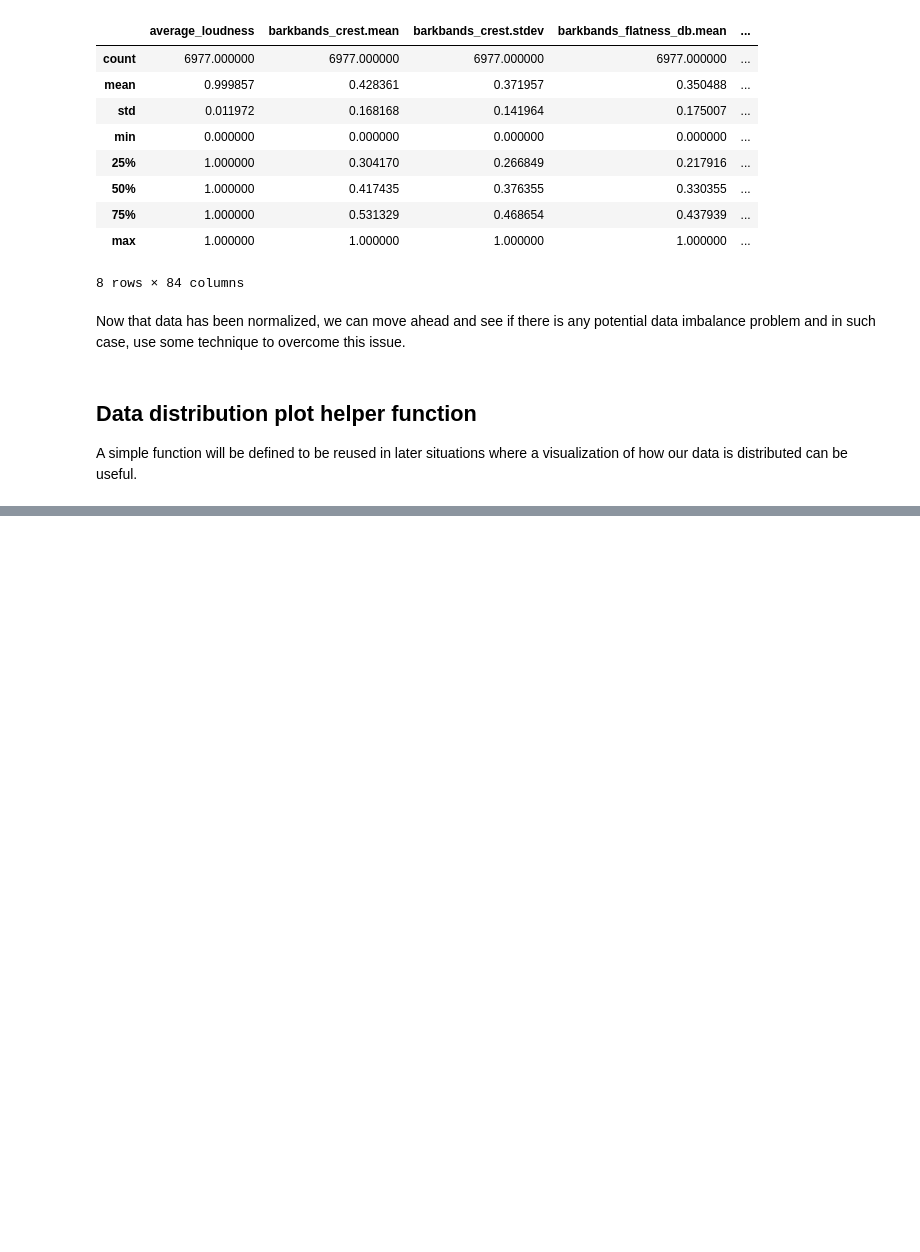
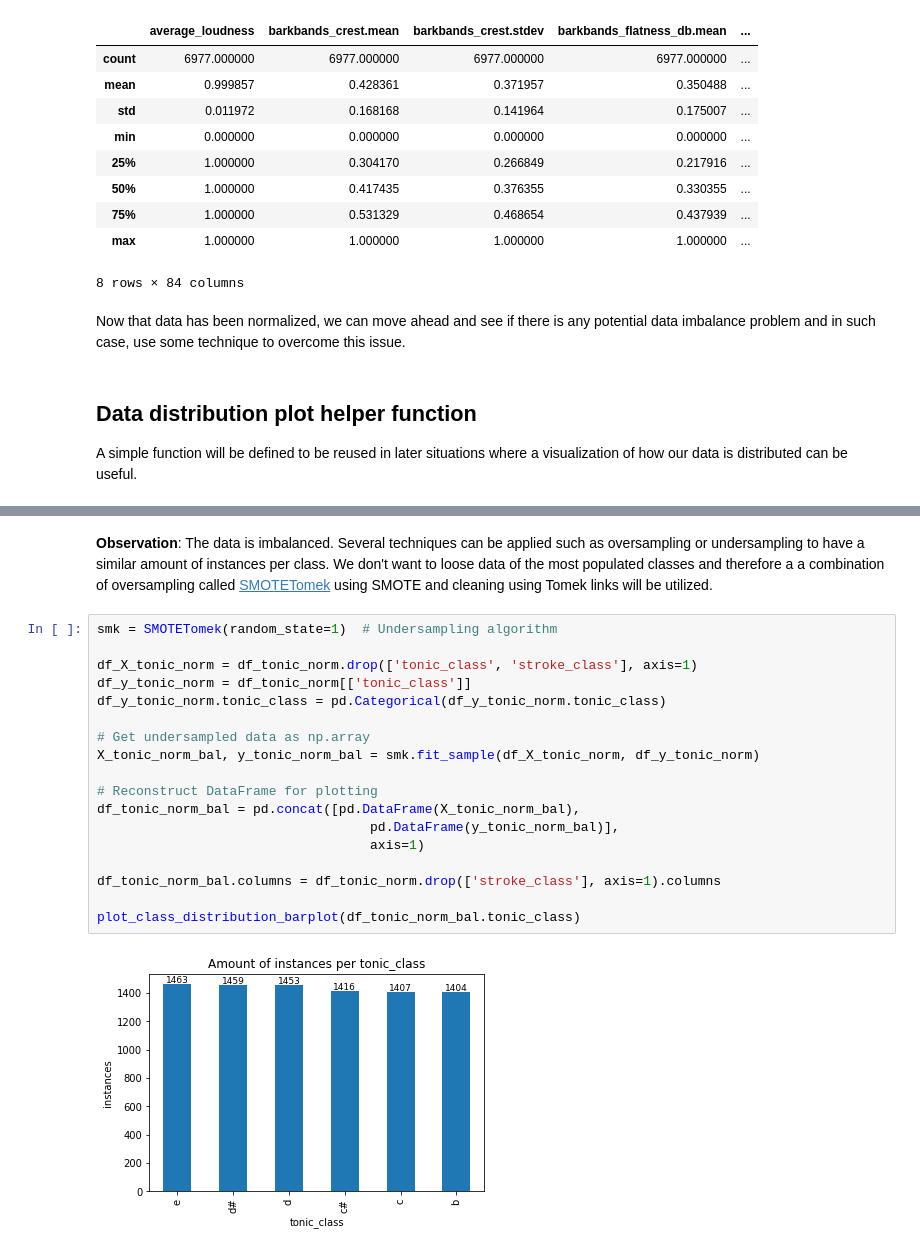
Before and after one commit to eagomez2/mir_basics, a Jupyter notebook: eagomez_assignment01_exemplary_mir_workflow.ipynb, the cells around one changed output, grey strips where cells are left out. Saved outputs shown, nothing was run; the diff lists cells and outputs as text; blank space fills up the shorter version.

```diff
--- a/eagomez_assignment01_exemplary_mir_workflow.ipynb
+++ b/eagomez_assignment01_exemplary_mir_workflow.ipynb
@@ -476,0 +517,22 @@ A simple function will be defined to be reused in later situations where a visua
+# %% [markdown]
+**Observation**: The data is imbalanced. Several techniques can be applied such as oversampling or undersampling to have a similar amount of instances per class. We don't want to loose data of the most populated classes and therefore a a combination of oversampling called [SMOTETomek](https://imbalanced-learn.org/stable/generated/imblearn.combine.SMOTETomek.html) using SMOTE and cleaning using Tomek links will be utilized.
+# %%
+smk = SMOTETomek(random_state=1)  # Undersampling algorithm
+
+df_X_tonic_norm = df_tonic_norm.drop(['tonic_class', 'stroke_class'], axis=1)
+df_y_tonic_norm = df_tonic_norm[['tonic_class']]
+df_y_tonic_norm.tonic_class = pd.Categorical(df_y_tonic_norm.tonic_class)
+
+# Get undersampled data as np.array
+X_tonic_norm_bal, y_tonic_norm_bal = smk.fit_sample(df_X_tonic_norm, df_y_tonic_norm)
+
+# Reconstruct DataFrame for plotting
+df_tonic_norm_bal = pd.concat([pd.DataFrame(X_tonic_norm_bal),
+                                   pd.DataFrame(y_tonic_norm_bal)],
+                                   axis=1)
+
+df_tonic_norm_bal.columns = df_tonic_norm.drop(['stroke_class'], axis=1).columns
+
+plot_class_distribution_barplot(df_tonic_norm_bal.tonic_class)
+# %% [output]
+[figure, added]
```
Also changed, not shown: parts of 13 cells of this notebook.
